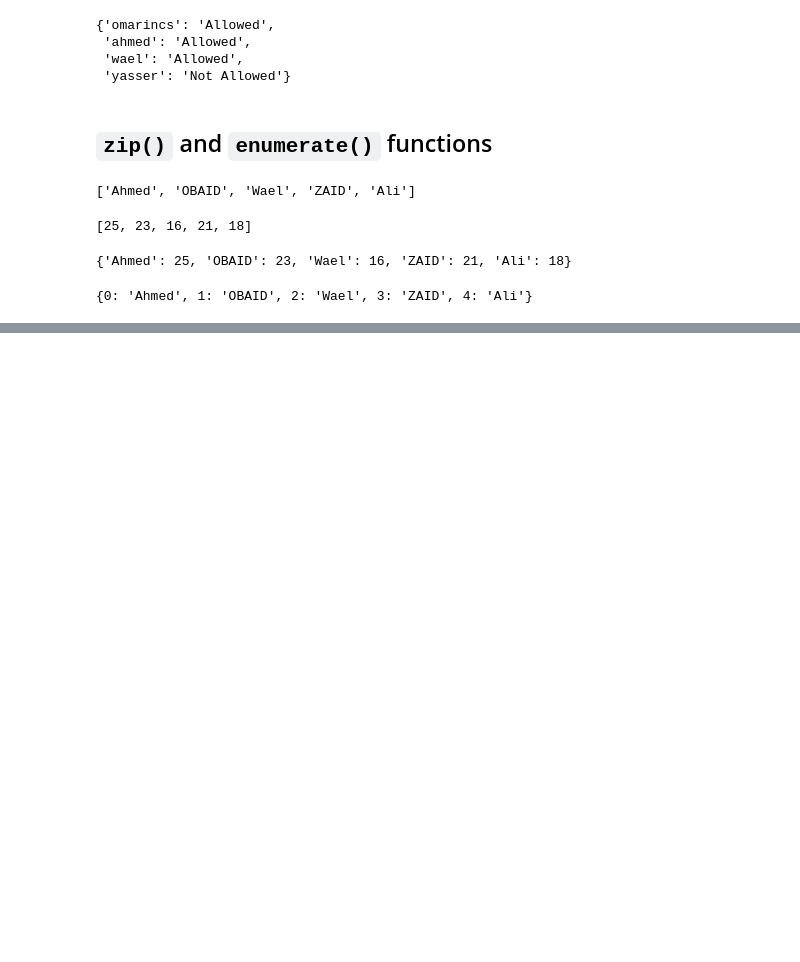
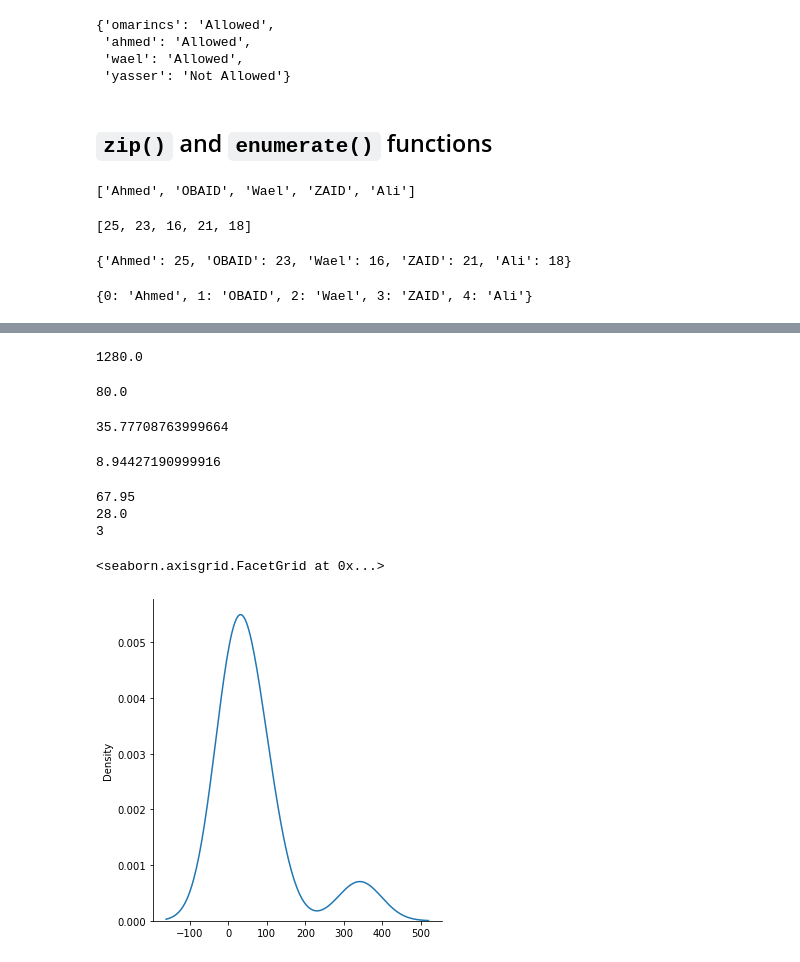
Before and after one commit to OmarInCS/data-analysis-visulization-python, a Jupyter notebook: demo.ipynb, the cells around one changed output, grey strips where cells are left out. Cells and saved outputs as stored; diff of their text form; code cells hidden in the pictures; blank space fills up the shorter version.

```diff
--- a/demo.ipynb
+++ b/demo.ipynb
@@ -524,0 +634,33 @@ marks
+# %%
+np.var(A)
+# %% [output]
+1280.0
+# %%
+np.var(B)
+# %% [output]
+80.0
+# %%
+np.std(A)
+# %% [output]
+35.77708763999664
+# %%
+np.std(B)
+# %% [output]
+8.94427190999916
+# %%
+n = [3, 75, 98, 2, 10, 3, 14, 99, 44, 25, 31, 100, 356, 4, 23, 55, 327, 64, 6, 20]
+
+print(np.mean(n))
+print(np.median(n))
+print(st.mode(n).mode[0])
+# %% [output]
+67.95
+28.0
+3
+# %%
+import seaborn as sns
+
+sns.displot(n, kind="kde")
+# %% [output]
+<seaborn.axisgrid.FacetGrid at 0x...>
+[figure, added]
```
Also changed, not shown: parts of 24 cells of this notebook, 6 other files.
